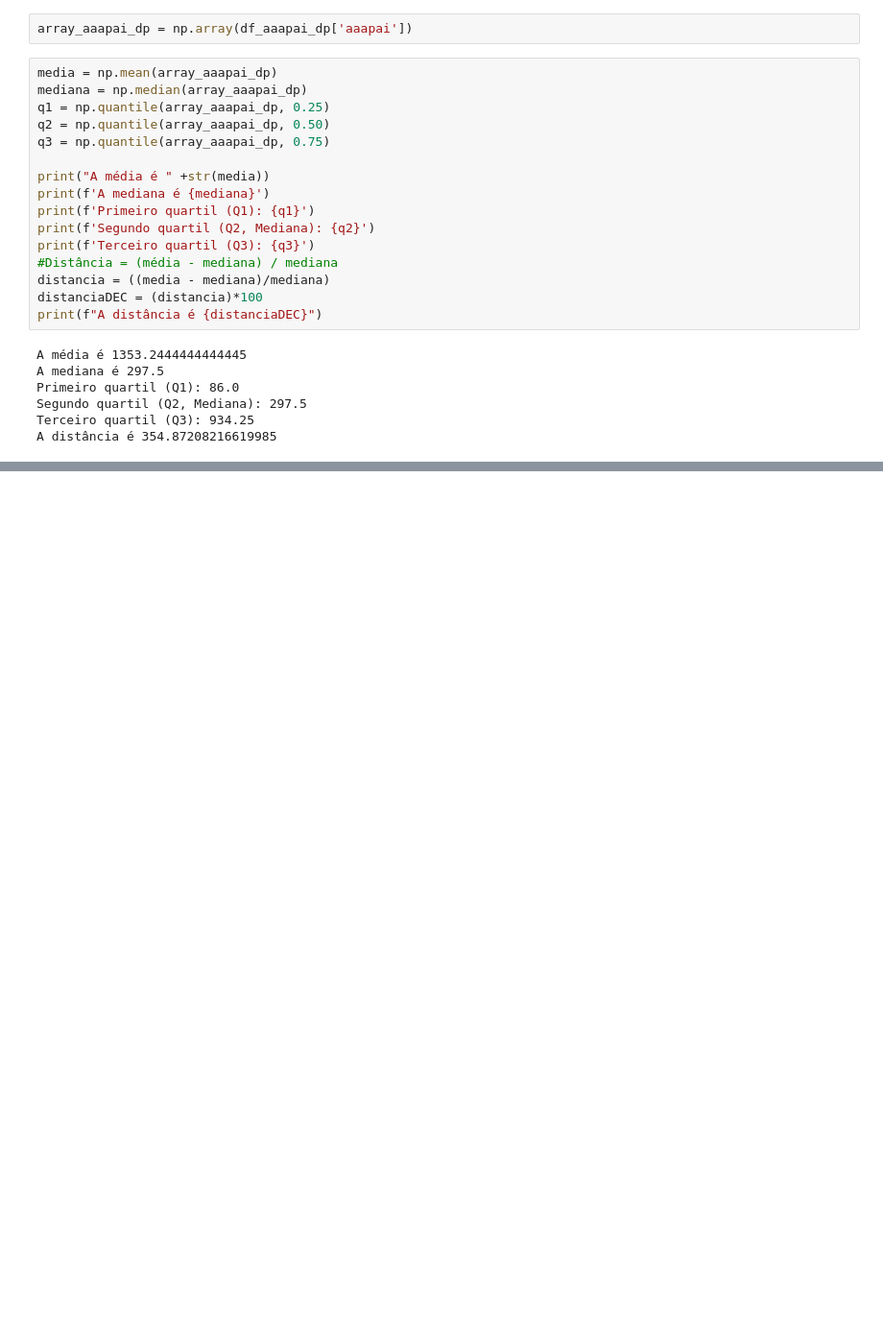
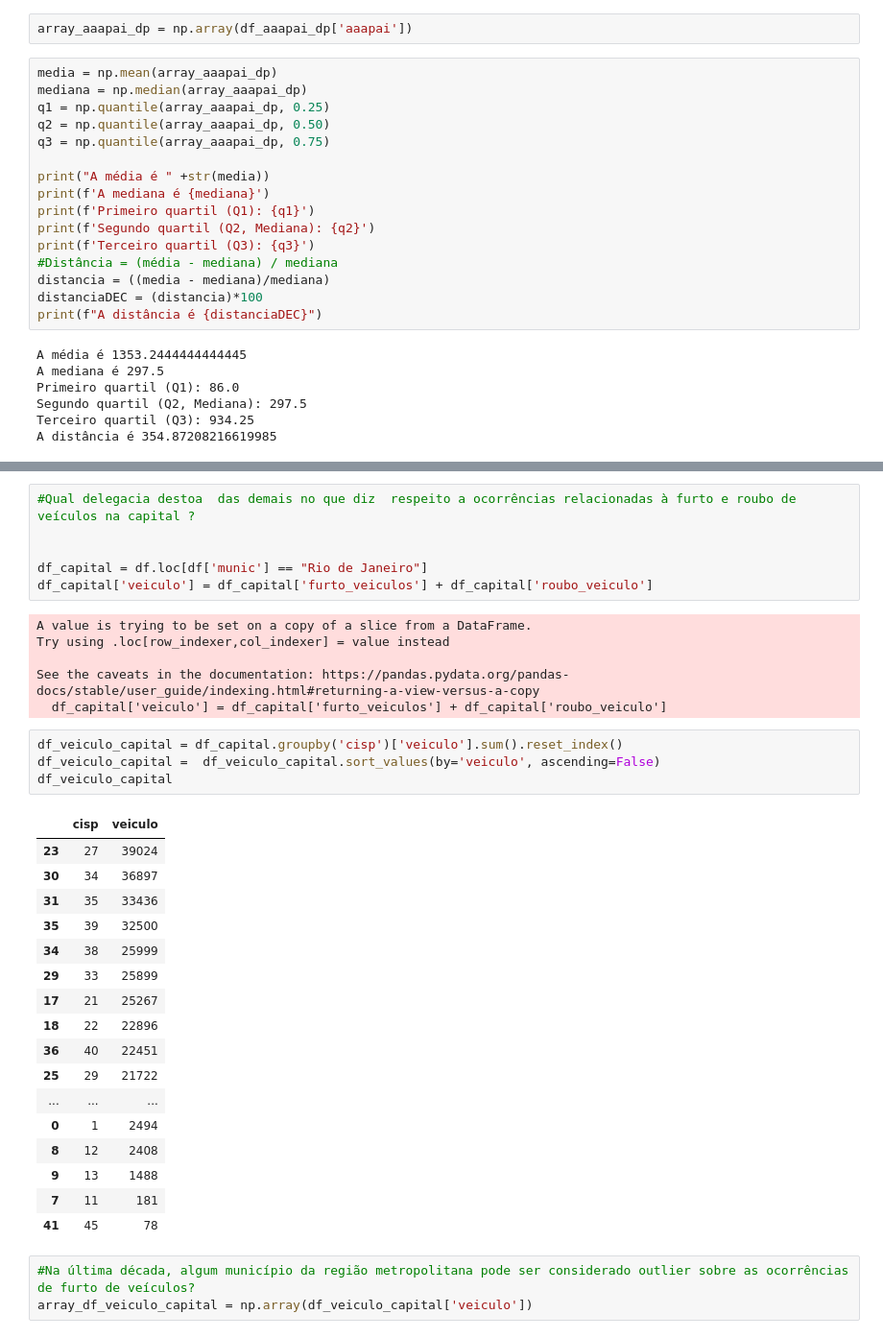
Before and after one commit to annemVem/aulapython_senac, a Jupyter notebook: DesafioAnalitico.ipynb, the cells around one changed output, grey strips where cells are left out. Shown: that part at 96% size. Saved outputs shown, nothing was run; the diff lists cells and outputs as text; blank space fills up the shorter version.

```diff
--- a/DesafioAnalitico.ipynb
+++ b/DesafioAnalitico.ipynb
@@ -213 +242,38 @@ munic_acima_q3
 | 19 | Comendador Levy Gasparian;Areal;T... | 942.0 |
+# %%
+#Qual delegacia destoa  das demais no que diz  respeito a ocorrências relacionadas à furto e roubo de veículos na capital ?
+
+
+df_capital = df.loc[df['munic'] == "Rio de Janeiro"]
+df_capital['veiculo'] = df_capital['furto_veiculos'] + df_capital['roubo_veiculo']
+# %% [output]
+A value is trying to be set on a copy of a slice from a DataFrame.
+Try using .loc[row_indexer,col_indexer] = value instead
+
+See the caveats in the documentation: https://pandas.pydata.org/pandas-docs/stable/user_guide/indexing.html#returning-a-view-versus-a-copy
+  df_capital['veiculo'] = df_capital['furto_veiculos'] + df_capital['roubo_veiculo']
+# %%
+df_veiculo_capital = df_capital.groupby('cisp')['veiculo'].sum().reset_index()
+df_veiculo_capital =  df_veiculo_capital.sort_values(by='veiculo', ascending=False)
+df_veiculo_capital
+# %% [output]
+|  | cisp | veiculo |
+| 23 | 27 | 39024 |
+| 30 | 34 | 36897 |
+| 31 | 35 | 33436 |
+| 35 | 39 | 32500 |
+| 34 | 38 | 25999 |
+| 29 | 33 | 25899 |
+| 17 | 21 | 25267 |
+| 18 | 22 | 22896 |
+| 36 | 40 | 22451 |
+| 25 | 29 | 21722 |
+| ... | ... | ... |
+| 0 | 1 | 2494 |
+| 8 | 12 | 2408 |
+| 9 | 13 | 1488 |
+| 7 | 11 | 181 |
+| 41 | 45 | 78 |
+# %%
+#Na última década, algum município da região metropolitana pode ser considerado outlier sobre as ocorrências de furto de veículos?
+array_df_veiculo_capital = np.array(df_veiculo_capital['veiculo'])
```
Also changed, not shown: parts of 10 cells of this notebook, 1 other file.
